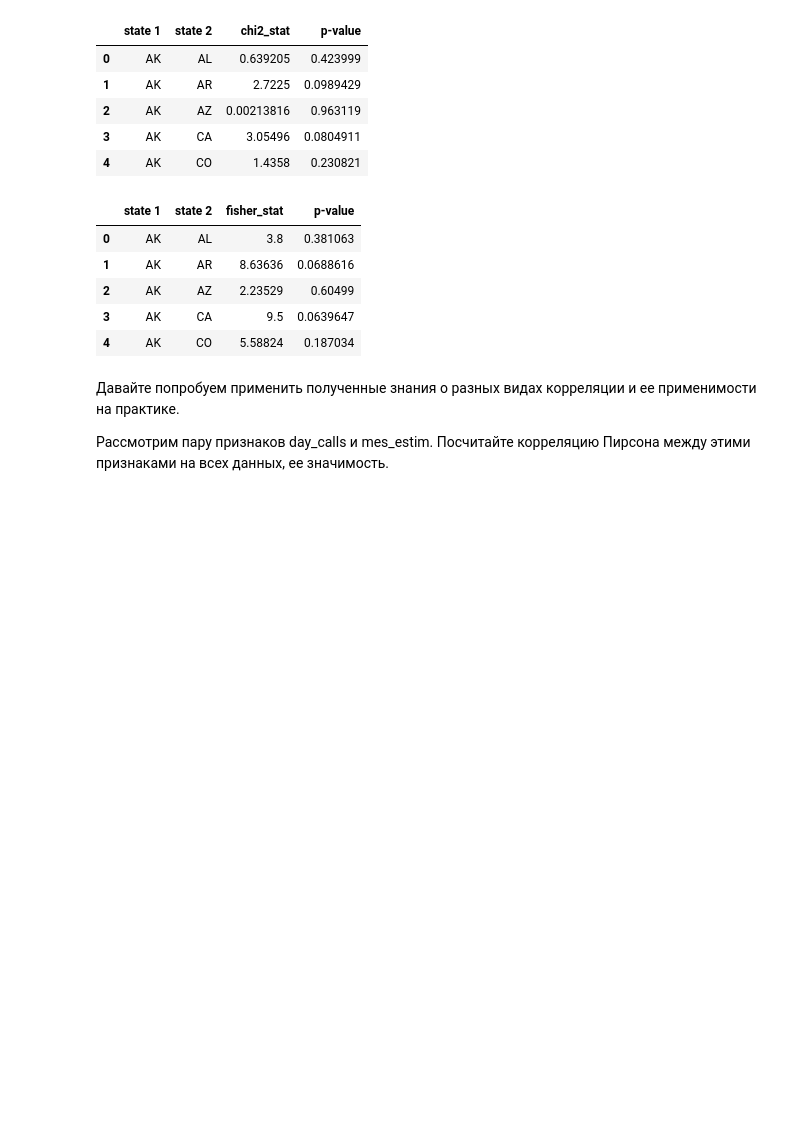
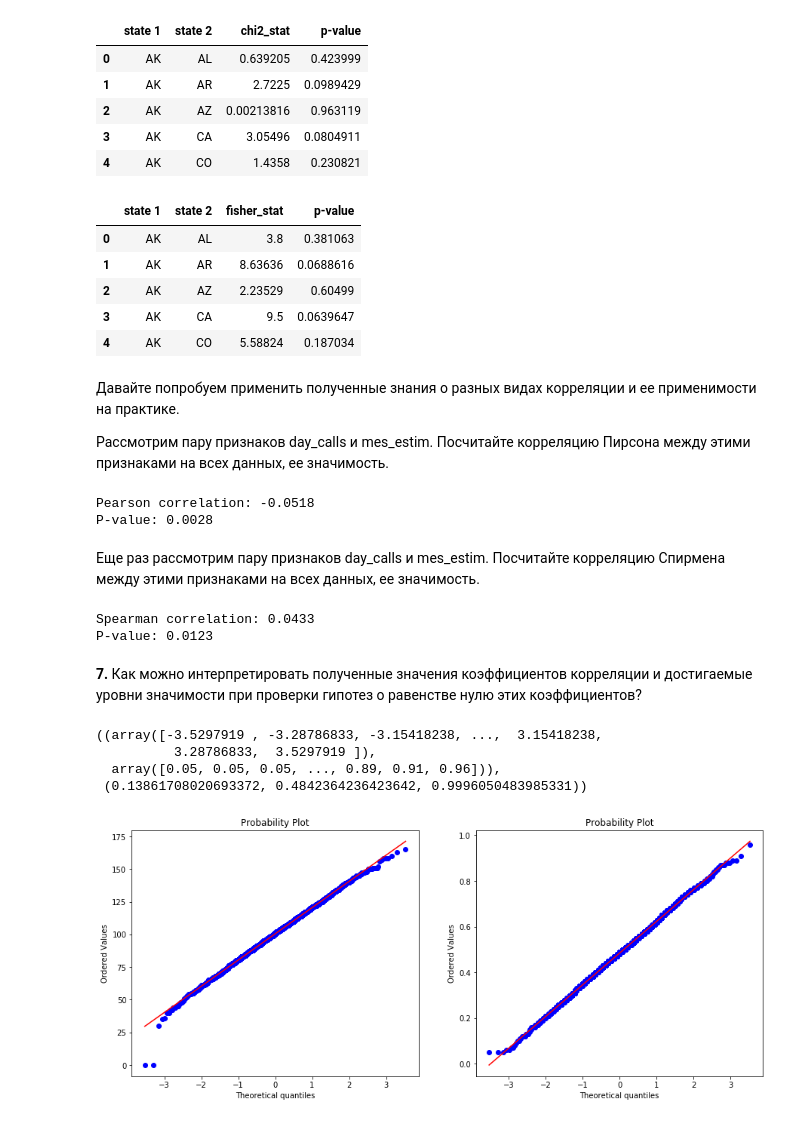
Before and after one commit to AlexG888/Specialization_from_MIPT_and_Yandex, a Jupyter notebook: course_4/theoretical_notebooks/tests.ipynb, the cells around one changed output. Saved outputs shown, nothing was run; the diff lists cells and outputs as text; code cells hidden in the pictures; blank space fills up the shorter version.

```diff
--- a/course_4/theoretical_notebooks/tests.ipynb
+++ b/course_4/theoretical_notebooks/tests.ipynb
@@ -2096,3 +2096,31 @@ fisher_val.head()
 Давайте попробуем применить полученные знания о разных видах корреляции и ее применимости на практике.
 
 Рассмотрим пару признаков day_calls и mes_estim. Посчитайте корреляцию Пирсона между этими признаками на всех данных, ее значимость.
+# %%
+print('Pearson correlation: %.4f' % stats.pearsonr(churn.day_calls, churn.mes_estim)[0])
+print('P-value: %.4f' % stats.pearsonr(churn.day_calls, churn.mes_estim)[1])
+# %% [output]
+Pearson correlation: -0.0518
+P-value: 0.0028
+# %% [markdown]
+Еще раз рассмотрим пару признаков day_calls и mes_estim. Посчитайте корреляцию Спирмена между этими признаками на всех данных, ее значимость.
+# %%
+print('Spearman correlation: %.4f' % stats.spearmanr(churn.day_calls, churn.mes_estim)[0])
+print('P-value: %.4f' % stats.spearmanr(churn.day_calls, churn.mes_estim)[1])
+# %% [output]
+Spearman correlation: 0.0433
+P-value: 0.0123
+# %% [markdown]
+**7.** Как можно интерпретировать полученные значения коэффициентов корреляции и достигаемые уровни значимости при проверки гипотез о равенстве нулю этих коэффициентов?
+# %%
+plt.figure(figsize=(15,6))
+plt.subplot(121)
+stats.probplot(churn.day_calls, dist="norm", plot=plt)
+plt.subplot(122)
+stats.probplot(churn.mes_estim, dist="norm", plot=plt)
+# %% [output]
+((array([-3.5297919 , -3.28786833, -3.15418238, ...,  3.15418238,
+          3.28786833,  3.5297919 ]),
+  array([0.05, 0.05, 0.05, ..., 0.89, 0.91, 0.96])),
+ (0.13861708020693372, 0.4842364236423642, 0.9996050483985331))
+[figure, added]
```
Also changed, not shown: parts of 21 cells of this notebook.
